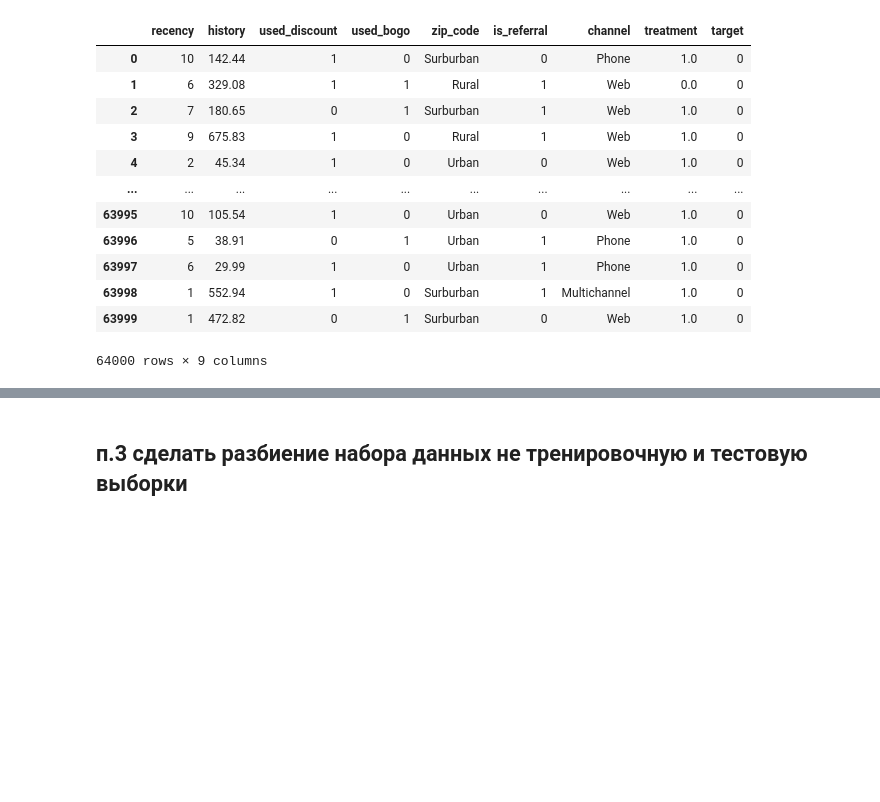
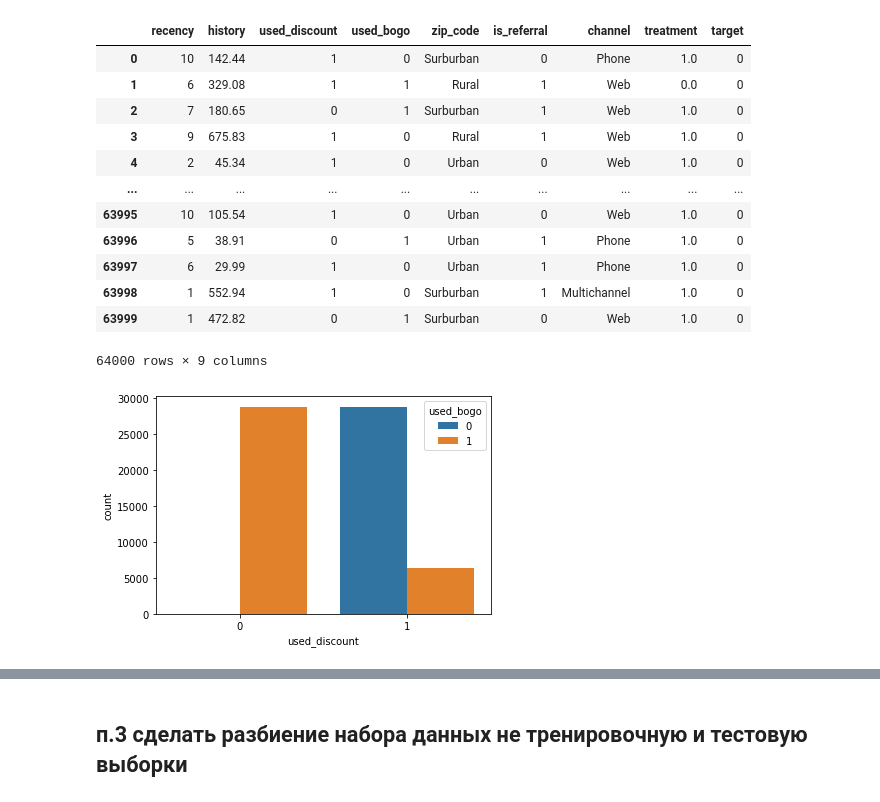
Before and after one commit to lolozor/MLinBusiness, a Jupyter notebook: HW_4.ipynb, the cells around one changed output, grey strips where cells are left out. Drawn from its saved outputs; the diff is of its cells as text; code cells hidden in the pictures; blank space fills up the shorter version.

```diff
--- a/HW_4.ipynb
+++ b/HW_4.ipynb
@@ -74,3 +83,10 @@ df
 | 63998 | 1 | 552.94 | 1 | 0 | Surburban | 1 | Multichannel | 1.0 | 0 |
 | 63999 | 1 | 472.82 | 0 | 1 | Surburban | 0 | Web | 1.0 | 0 |
 64000 rows × 9 columns
+# %%
+# смотрим, как зависят колонки 'used_discount' и 'used_bogo'
+
+sns.countplot(x="used_discount", hue='used_bogo', data=df)
+plt.show()
+# %% [output]
+[figure, added]
```
Also changed, not shown: parts of 16 cells of this notebook.
